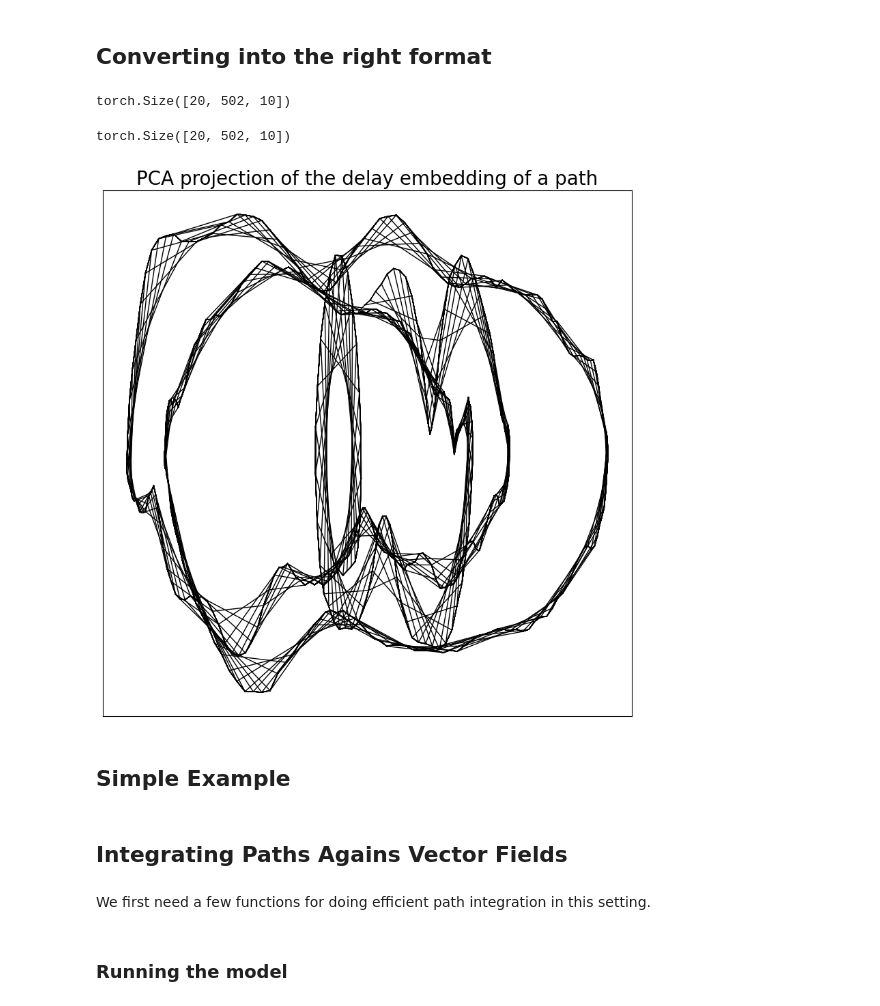
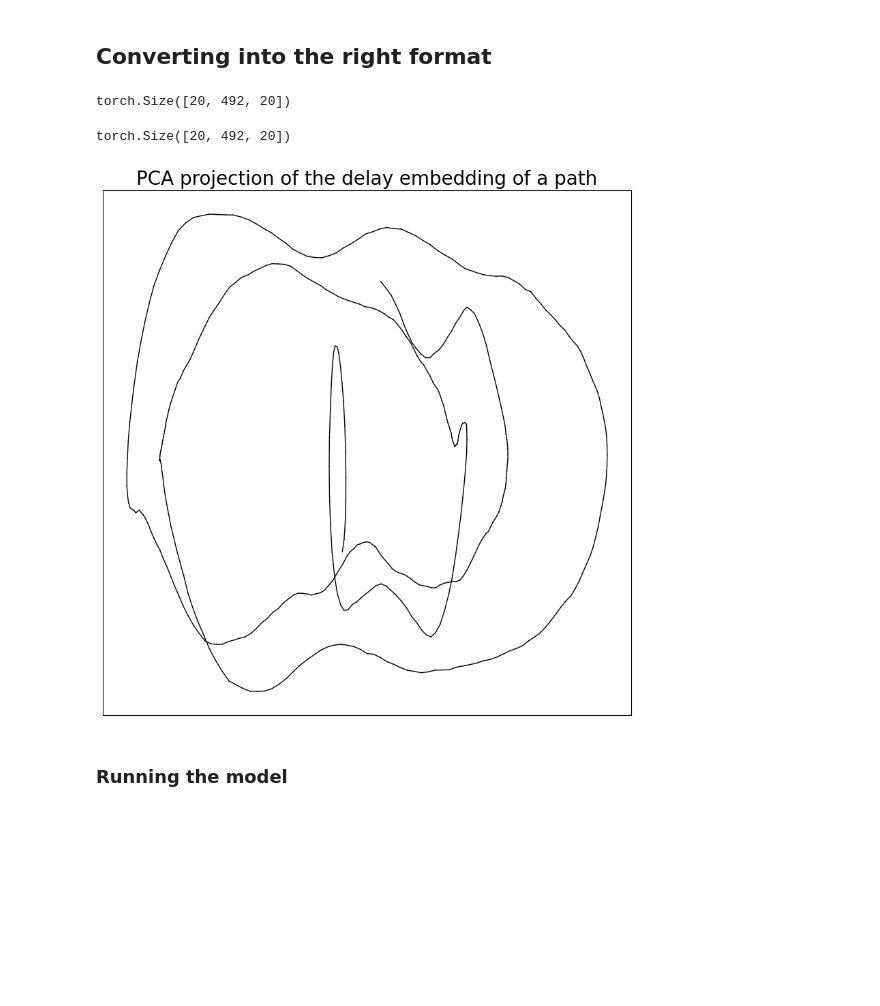
Before and after one commit to aidos-lab/neural-k-forms, a Jupyter notebook: path-classification.ipynb, the cells around one changed output. Saved outputs shown, nothing was run; the diff lists cells and outputs as text; code cells hidden in the pictures; blank space fills up the shorter version.

```diff
--- a/path-classification.ipynb
+++ b/path-classification.ipynb
@@ -38,22 +40,25 @@ def delay_embedding(path, delay):
 # %%
 train_x = torch.tensor(train_x)
 test_x = torch.tensor(test_x)
+# %%
+# delay embedding parameter
+delay = 20
 # %%
 # delay embedd all the training paths with a delay of 10
-train_x = [delay_embedding(train_x[i], 10) for i in range(len(train_x))]
+train_x = [delay_embedding(train_x[i], delay) for i in range(len(train_x))]
 train_x = torch.stack(train_x)
 
 train_x.shape
 # %% [output]
-torch.Size([20, 502, 10])
+torch.Size([20, 492, 20])
 # %%
 # delay embedd all the test paths with a delay of 10
-test_x = [delay_embedding(test_x[i], 10) for i in range(len(test_x))]
+test_x = [delay_embedding(test_x[i], delay) for i in range(len(test_x))]
 test_x = torch.stack(test_x)
 
 test_x.shape
 # %% [output]
-torch.Size([20, 502, 10])
+torch.Size([20, 492, 20])
 # %%
 # convert the elements of train_y to int
 train_y = [int(train_y[i])-1 for i in range(len(train_y))] # we subtract 1 because the labels are 1 and 2 and we want them to be 0 and 1
@@ -72,38 +77,32 @@ test_y = torch.nn.functional.one_hot(test_y)
 import sklearn as sk
 import sklearn.decomposition as skdecomposition
 
 ## plot a set of points and connect consecutive points with lines
 def plot_points(points, ax, color = 'black', alpha = 1, linewidth = 1):
 
     n = points.shape[0]
 
     for i in range(n-1):
         ax.plot(points[i:i+2,0],points[i:i+2,1], color = color, alpha = alpha, linewidth = linewidth)
 
     return ax
 
 # plot the delay embedding of the path using the above function
 fig, ax = plt.subplots(1,1, figsize = (10,10))
 
 
 # plot the PCA projection of the delay embedding
 sckit_pca = skdecomposition.PCA(n_components=2)
-pca = sckit_pca.fit_transform(delay_embedding(train_x[1], 10))
+pca = sckit_pca.fit_transform(train_x[1], 10)
 
 ax = plot_points(pca, ax, alpha = 1, linewidth = 1)
 
 # add a title
 ax.set_title("PCA projection of the delay embedding of a path", fontsize = 20)
 
 # remove the ticks
 ax.set_xticks([])
 ax.set_yticks([])
 plt.show()
 # %% [output]
-[figure, old version]
+[figure, new version]
-# %% [markdown]
-## Simple Example
-# %% [markdown]
-## Integrating Paths Agains Vector Fields
-# %% [markdown]
-We first need a few functions for doing efficient path integration in this setting.
```
Also changed, not shown: parts of 9 cells of this notebook.
